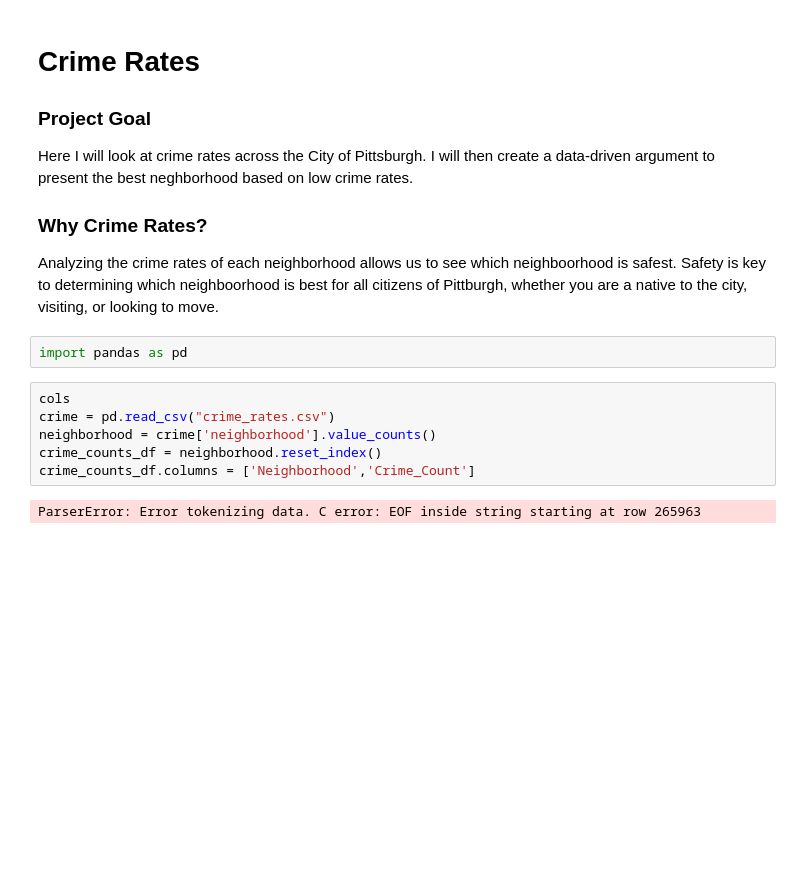
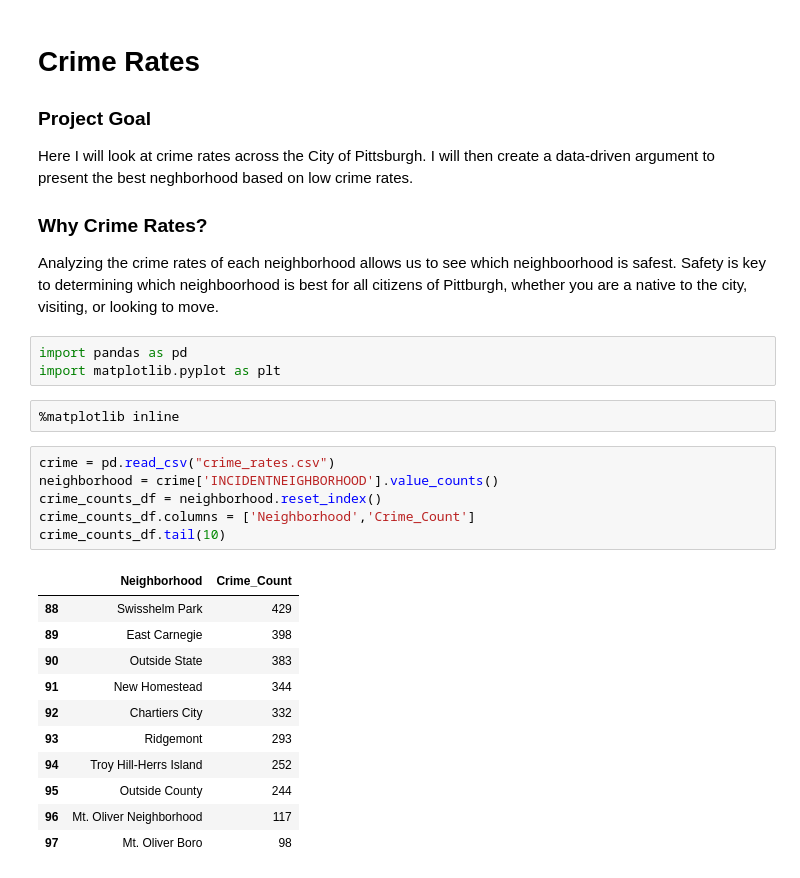
Before and after one commit to ShaneKillen/bigideas_final, a Jupyter notebook: Luke_Cusato.ipynb, the cells around one changed output. Drawn from its saved outputs; the diff is of its cells as text; blank space fills up the shorter version.

```diff
--- a/Luke_Cusato.ipynb
+++ b/Luke_Cusato.ipynb
@@ -8,11 +8,24 @@ Here I will look at crime rates across the City of Pittsburgh. I will then creat
 Analyzing the crime rates of each neighborhood allows us to see which neighboorhood is safest. Safety is key to determining which neighboorhood is best for all citizens of Pittburgh, whether you are a native to the city, visiting, or looking to move.
 # %%
 import pandas as pd
+import matplotlib.pyplot as plt
+# %%
+%matplotlib inline
 # %%
-cols
 crime = pd.read_csv("crime_rates.csv")
-neighborhood = crime['neighborhood'].value_counts()
+neighborhood = crime['INCIDENTNEIGHBORHOOD'].value_counts()
 crime_counts_df = neighborhood.reset_index()
 crime_counts_df.columns = ['Neighborhood','Crime_Count']
+crime_counts_df.tail(10)
 # %% [output]
-ParserError: Error tokenizing data. C error: EOF inside string starting at row 265963
+|  | Neighborhood | Crime_Count |
+| 88 | Swisshelm Park | 429 |
+| 89 | East Carnegie | 398 |
+| 90 | Outside State | 383 |
+| 91 | New Homestead | 344 |
+| 92 | Chartiers City | 332 |
+| 93 | Ridgemont | 293 |
+| 94 | Troy Hill-Herrs Island | 252 |
+| 95 | Outside County | 244 |
+| 96 | Mt. Oliver Neighborhood | 117 |
+| 97 | Mt. Oliver Boro | 98 |
```
Also changed, not shown: parts of 1 cell of this notebook, 1 other file.
